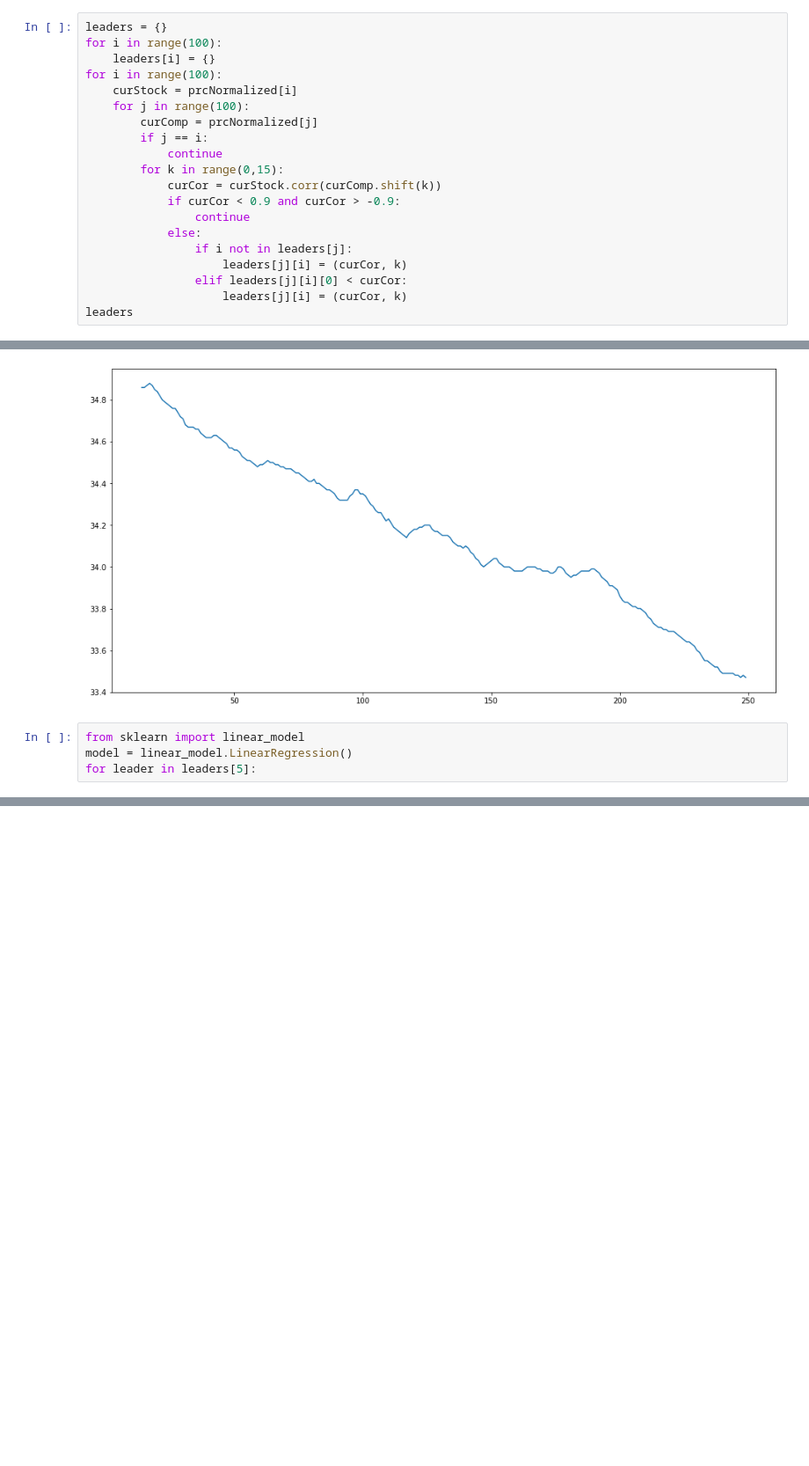
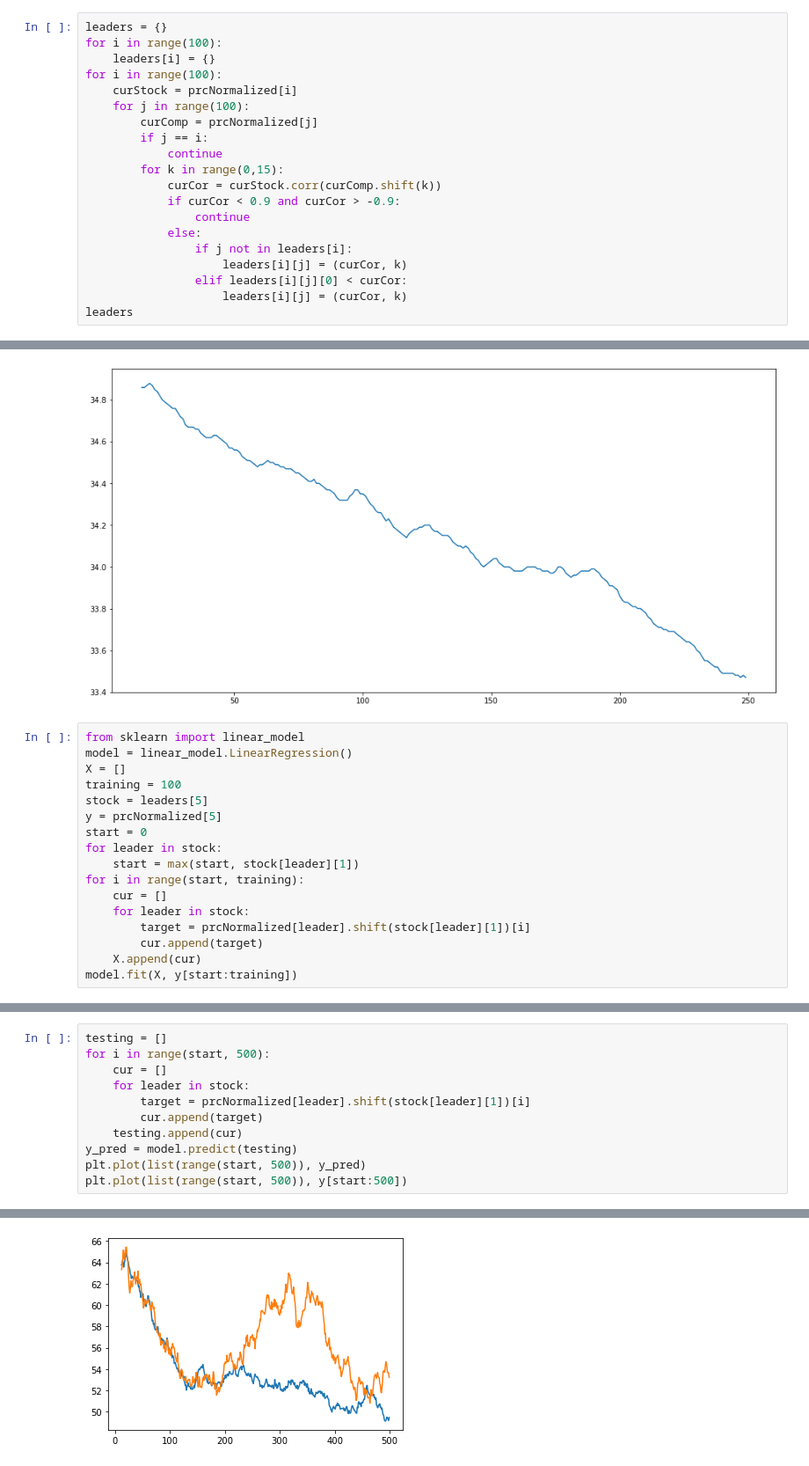
Before and after one commit to notalol1con/algothon2022, a Jupyter notebook: test.ipynb, the cells around one changed output, grey strips where cells are left out. Shown at 88% size. Saved outputs shown, nothing was run; the diff lists cells and outputs as text; blank space fills up the shorter version.

Commit message:
initial model

```diff
--- a/test.ipynb
+++ b/test.ipynb
@@ -200,9 +197,9 @@ for i in range(100):
             if curCor < 0.9 and curCor > -0.9:
                 continue
             else:
-                if i not in leaders[j]:
-                    leaders[j][i] = (curCor, k)
-                elif leaders[j][i][0] < curCor:
-                    leaders[j][i] = (curCor, k)
+                if j not in leaders[i]:
+                    leaders[i][j] = (curCor, k)
+                elif leaders[i][j][0] < curCor:
+                    leaders[i][j] = (curCor, k)
 leaders
 # %% [output]
@@ -231,7 +228,20 @@ plt.plot(y_s, prcNormalized[76].shift(14))
 # %% [output]
 [<matplotlib.lines.Line2D at 0x...>]
 [figure]
-# %%
-from sklearn import linear_model
-model = linear_model.LinearRegression()
-for leader in leaders[5]:
+# %%
+from sklearn import linear_model
+model = linear_model.LinearRegression()
+X = []
+training = 100
+stock = leaders[5]
+y = prcNormalized[5]
+start = 0
+for leader in stock:
+    start = max(start, stock[leader][1])
+for i in range(start, training):
+    cur = []
+    for leader in stock:
+        target = prcNormalized[leader].shift(stock[leader][1])[i]
+        cur.append(target)
+    X.append(cur)
+model.fit(X, y[start:training])
@@ -237,0 +250,12 @@ for leader in leaders[5]:
+# %%
+testing = []
+for i in range(start, 500):
+    cur = []
+    for leader in stock:
+        target = prcNormalized[leader].shift(stock[leader][1])[i]
+        cur.append(target)
+    testing.append(cur)
+y_pred = model.predict(testing)
+plt.plot(list(range(start, 500)), y_pred)
+plt.plot(list(range(start, 500)), y[start:500])
+# %% [output]
@@ -237,0 +263 @@ for leader in leaders[5]:
+[figure, added]
```
Also changed, not shown: parts of 10 cells of this notebook, 1 other file.
